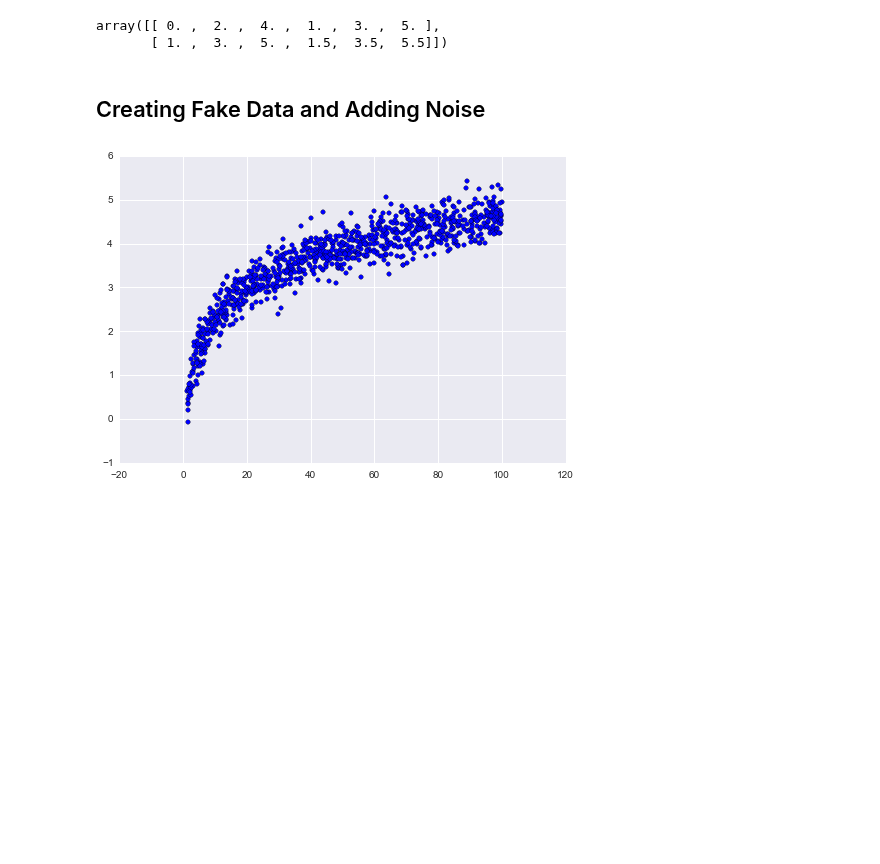
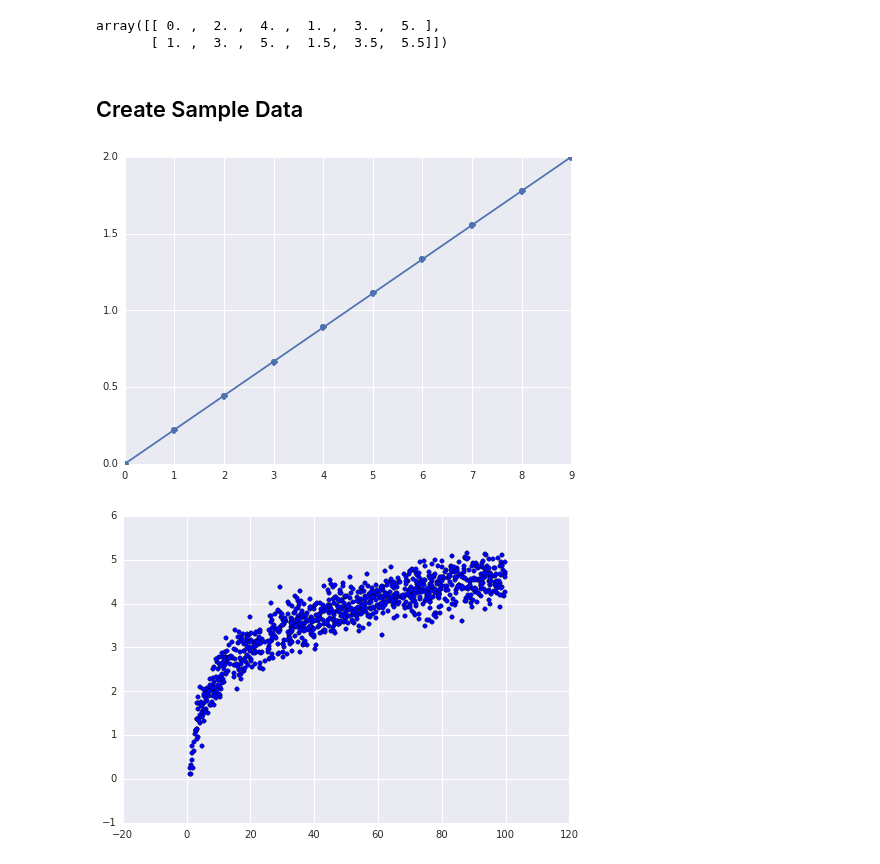
Before and after one commit to donnemartin/data-science-ipython-notebooks, a Jupyter notebook: numpy/numpy.ipynb, the cells around one changed output. Saved outputs shown, nothing was run; the diff lists cells and outputs as text; code cells hidden in the pictures; blank space fills up the shorter version.

Commit message:
Added snippets for creating sample data.  Some code cleanup.

```diff
--- a/numpy/numpy.ipynb
+++ b/numpy/numpy.ipynb
@@ -159,5 +159,5 @@ np.hstack([b, d])
 # %% [output]
 array([[ 0. ,  2. ,  4. ,  1. ,  3. ,  5. ],
        [ 1. ,  3. ,  5. ,  1.5,  3.5,  5.5]])
-# %% [markdown]
-## Creating Fake Data and Adding Noise
+# %% [markdown]
+## Create Sample Data
@@ -163,0 +169,7 @@ array([[ 0. ,  2. ,  4. ,  1. ,  3. ,  5. ],
+# %%
+# Create evenly spaced numbers over the specified interval
+x = np.linspace(0, 2, 10)
+plt.plot(x, 'o-');
+plt.show()
+# %% [output]
+[figure, added]
@@ -164,13 +178,9 @@ array([[ 0. ,  2. ,  4. ,  1. ,  3. ,  5. ],
 # %%
-import pylab as plt
-import seaborn
-
-seaborn.set()
-
+# Create sample data, add some noise
 x = np.random.uniform(1, 100, 1000)
 y = np.log(x) + np.random.normal(0, .3, 1000)
 
 plt.scatter(x, y)
 plt.show()
 # %% [output]
-[figure, old version]
+[figure, new version]
```
Also changed, not shown: parts of 5 cells of this notebook.
